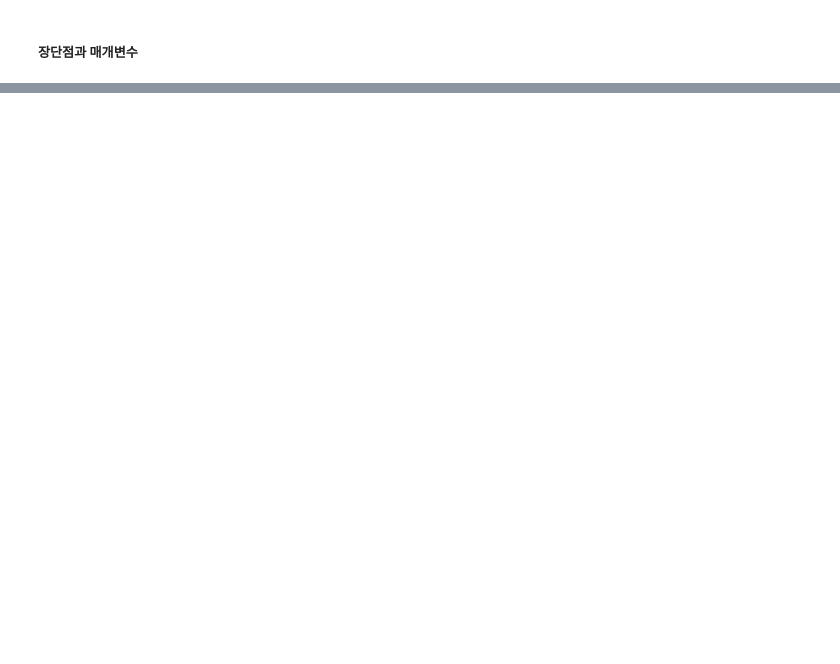
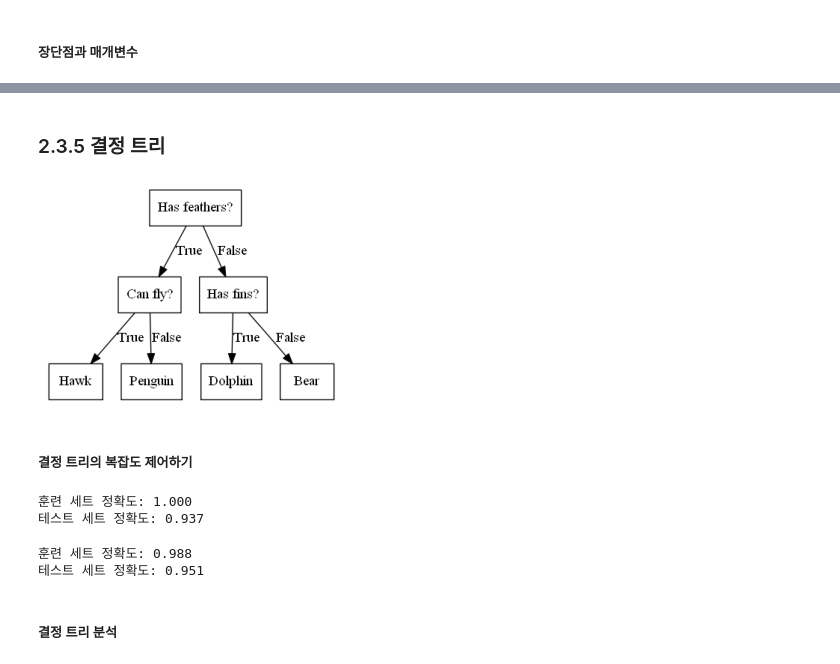
Before and after one commit to jeenuu/Machine-Learning-with-Python, a Jupyter notebook: chapter_2/2.3 Supervised_Machine_Learning_Algorithms.ipynb, the cells around one changed output, grey strips where cells are left out. Drawn from its saved outputs; the diff is of its cells as text; code cells hidden in the pictures; blank space fills up the shorter version.

```diff
--- a/chapter_2/2.3 Supervised_Machine_Learning_Algorithms.ipynb
+++ b/chapter_2/2.3 Supervised_Machine_Learning_Algorithms.ipynb
@@ -610,0 +615,30 @@ GaussianNB는 대부분 매우 고차원인 데이터셋에 사용하고, 다른
+# %% [markdown]
+### 2.3.5 결정 트리
+# %%
+mglearn.plots.plot_animal_tree()
+# %% [output]
+[figure, added]
+# %% [markdown]
+##### 결정 트리의 복잡도 제어하기
+# %%
+from sklearn.tree import DecisionTreeClassifier
+
+cancer = load_breast_cancer()
+X_train, X_test, y_train, y_test = train_test_split(cancer.data, cancer.target, stratify=cancer.target, random_state=42)
+tree = DecisionTreeClassifier(random_state=0)
+tree.fit(X_train, y_train)
+print("훈련 세트 정확도: {:.3f}" .format(tree.score(X_train, y_train)))
+print("테스트 세트 정확도: {:.3f}" .format(tree.score(X_test, y_test)))
+# %% [output]
+훈련 세트 정확도: 1.000
+테스트 세트 정확도: 0.937
+# %%
+tree = DecisionTreeClassifier(max_depth = 4, random_state=0)
+tree.fit(X_train, y_train)
+print("훈련 세트 정확도: {:.3f}" .format(tree.score(X_train, y_train)))
+print("테스트 세트 정확도: {:.3f}" .format(tree.score(X_test, y_test)))
+# %% [output]
+훈련 세트 정확도: 0.988
+테스트 세트 정확도: 0.951
+# %% [markdown]
+##### 결정 트리 분석
```
Also changed, not shown: parts of 8 cells of this notebook.
